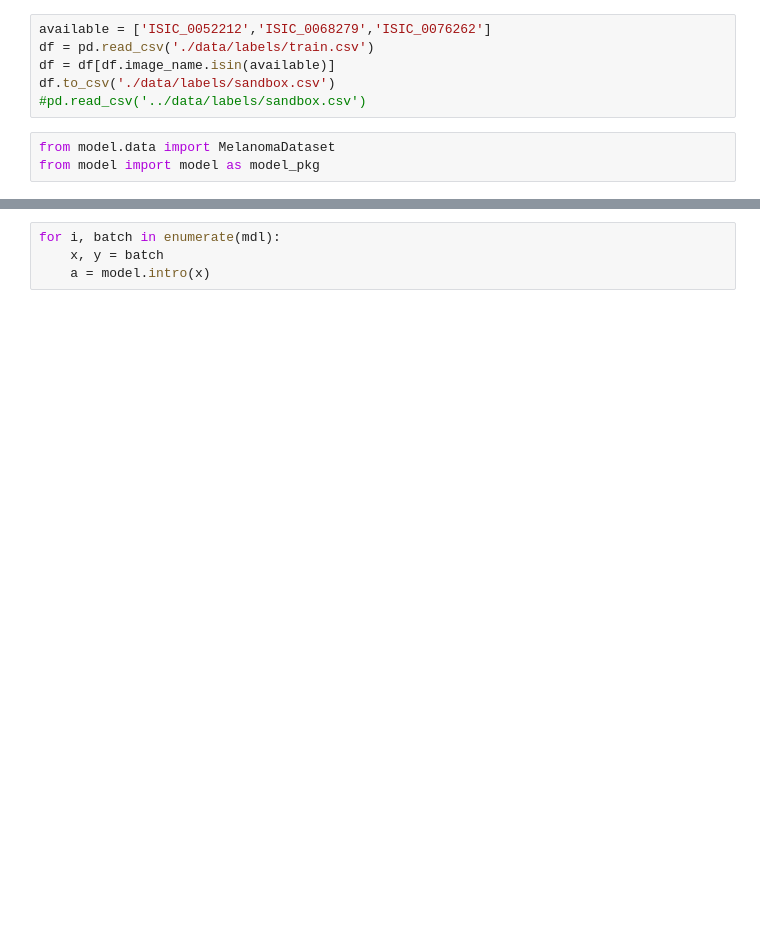
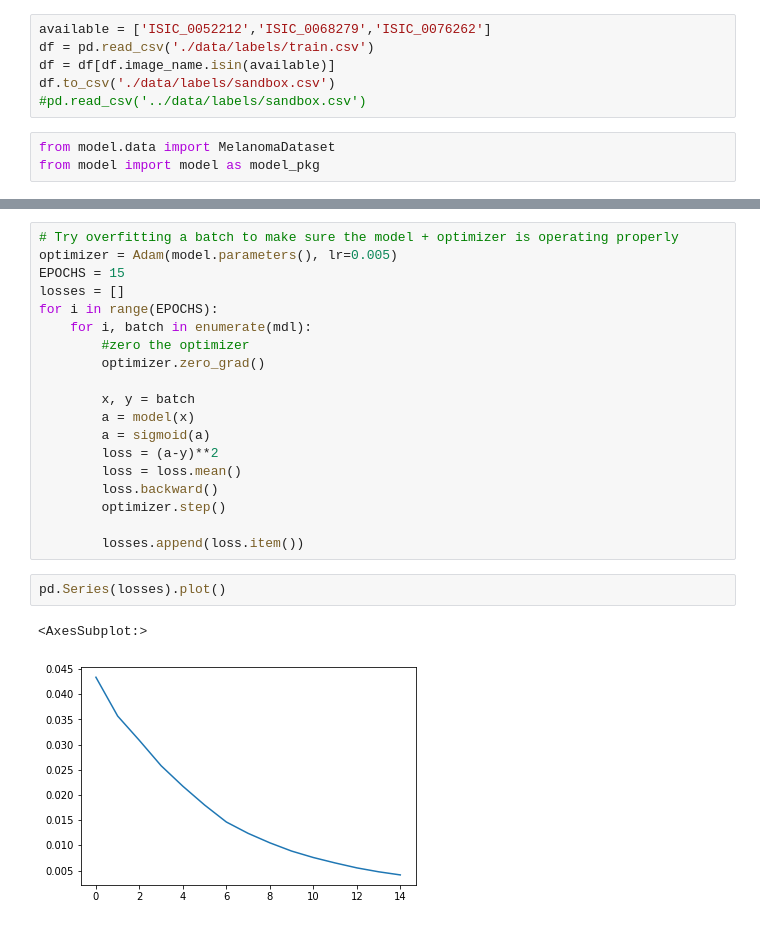
Before and after one commit to ARMargolis/melanoma-pytorch, a Jupyter notebook: notebooks/data_analysis.ipynb, the cells around one changed output, grey strips where cells are left out. Drawn from its saved outputs; the diff is of its cells as text; blank space fills up the shorter version.

```diff
--- a/notebooks/data_analysis.ipynb
+++ b/notebooks/data_analysis.ipynb
@@ -25,5 +31,25 @@ model = model_pkg.MelanomaNet()
-# %%
-for i, batch in enumerate(mdl):
-    x, y = batch
-    a = model.intro(x)
+# %%
+# Try overfitting a batch to make sure the model + optimizer is operating properly
+optimizer = Adam(model.parameters(), lr=0.005)
+EPOCHS = 15
+losses = []
+for i in range(EPOCHS):
+    for i, batch in enumerate(mdl):
+        #zero the optimizer
+        optimizer.zero_grad()
+
+        x, y = batch
+        a = model(x)
+        a = sigmoid(a)
+        loss = (a-y)**2
+        loss = loss.mean()
+        loss.backward()
+        optimizer.step()
+
+        losses.append(loss.item())
+# %%
+pd.Series(losses).plot()
+# %% [output]
+<AxesSubplot:>
+[figure, added]
 # %%
```
Also changed, not shown: parts of 7 cells of this notebook, 1 other file.
